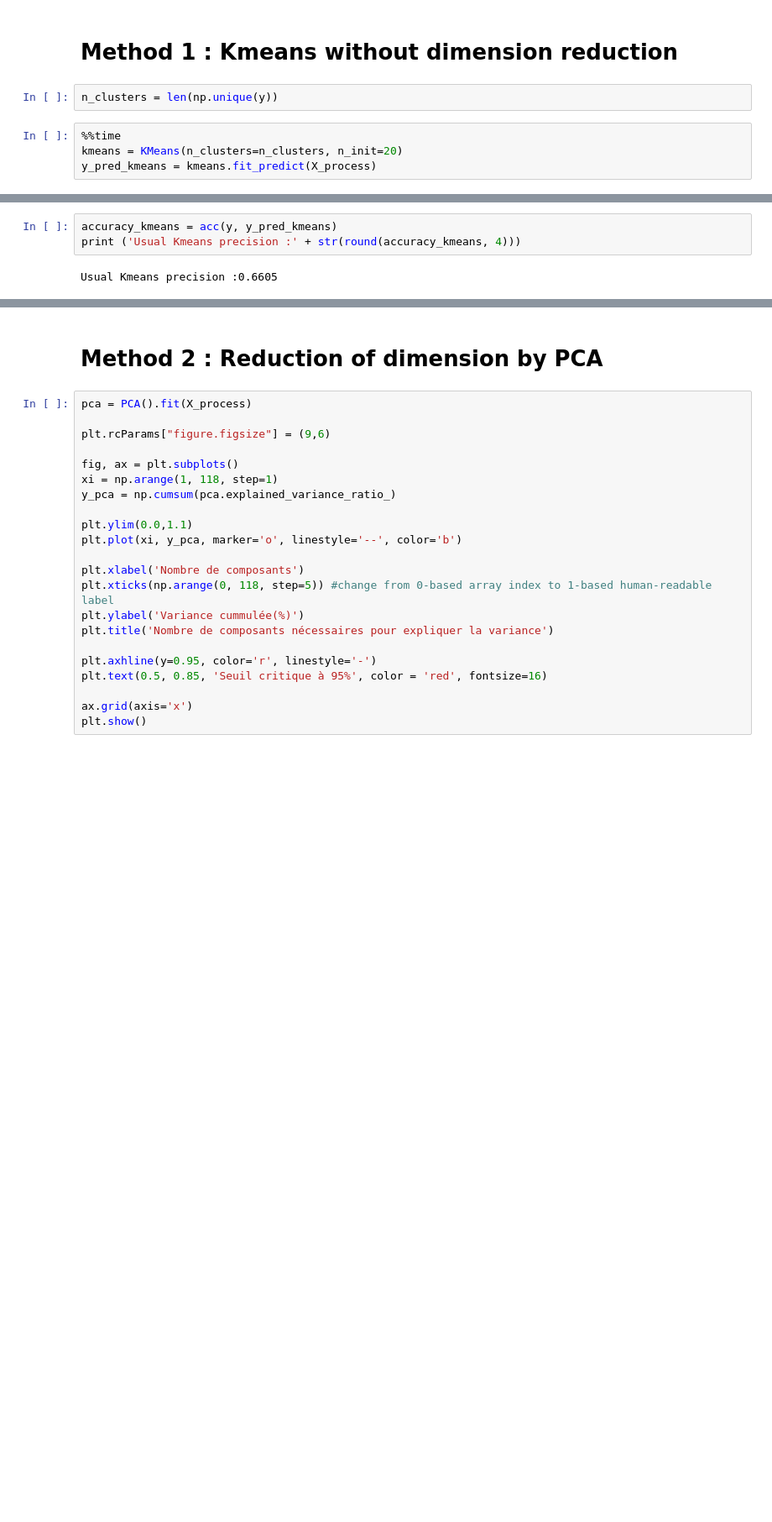
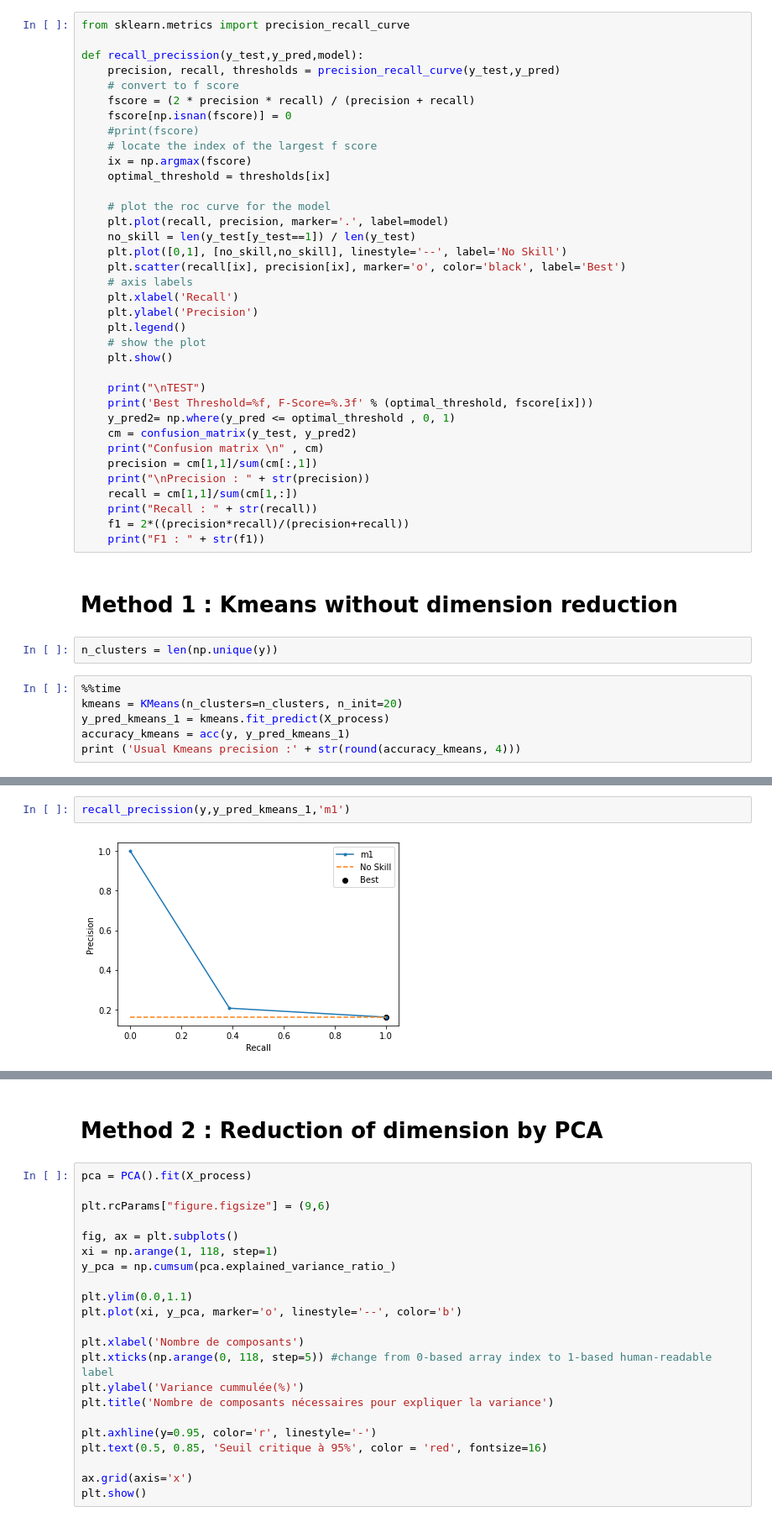
Before and after one commit to bgtm/attrition_prediction, a Jupyter notebook: notebooks/clustering.ipynb, the cells around one changed output, grey strips where cells are left out. Shown: that part at 84% size. Saved outputs shown, nothing was run; the diff lists cells and outputs as text; blank space fills up the shorter version.

Commit message:
prediction by cluster

```diff
--- a/notebooks/clustering.ipynb
+++ b/notebooks/clustering.ipynb
@@ -107,6 +112,42 @@ def acc(y_true, y_pred):
         w[y_pred[i], y_true[i]] += 1
     ind = linear_assignment(w.max() - w)
     return sum(w[ind[0], ind[1]]) * 1.0 / y_pred.size
+# %%
+from sklearn.metrics import precision_recall_curve
+
+def recall_precission(y_test,y_pred,model):
+    precision, recall, thresholds = precision_recall_curve(y_test,y_pred)
+    # convert to f score
+    fscore = (2 * precision * recall) / (precision + recall)
+    fscore[np.isnan(fscore)] = 0
+    #print(fscore)
+    # locate the index of the largest f score
+    ix = np.argmax(fscore)
+    optimal_threshold = thresholds[ix]
+
+    # plot the roc curve for the model
+    plt.plot(recall, precision, marker='.', label=model)
+    no_skill = len(y_test[y_test==1]) / len(y_test)
+    plt.plot([0,1], [no_skill,no_skill], linestyle='--', label='No Skill')
+    plt.scatter(recall[ix], precision[ix], marker='o', color='black', label='Best')
+    # axis labels
+    plt.xlabel('Recall')
+    plt.ylabel('Precision')
+    plt.legend()
+    # show the plot
+    plt.show()
+
+    print("\nTEST")
+    print('Best Threshold=%f, F-Score=%.3f' % (optimal_threshold, fscore[ix]))
+    y_pred2= np.where(y_pred <= optimal_threshold , 0, 1)
+    cm = confusion_matrix(y_test, y_pred2)
+    print("Confusion matrix \n" , cm)
+    precision = cm[1,1]/sum(cm[:,1])
+    print("\nPrecision : " + str(precision))
+    recall = cm[1,1]/sum(cm[1,:])
+    print("Recall : " + str(recall))
+    f1 = 2*((precision*recall)/(precision+recall))
+    print("F1 : " + str(f1))
 # %% [markdown]
 # Method 1 : Kmeans without dimension reduction
 # %%
@@ -114,5 +155,7 @@ n_clusters = len(np.unique(y))
 # %%
 %%time
 kmeans = KMeans(n_clusters=n_clusters, n_init=20)
-y_pred_kmeans = kmeans.fit_predict(X_process)
+y_pred_kmeans_1 = kmeans.fit_predict(X_process)
+accuracy_kmeans = acc(y, y_pred_kmeans_1)
+print ('Usual Kmeans precision :' + str(round(accuracy_kmeans, 4)))
 # %% [output]
@@ -121,5 +165,4 @@ Wall time: 629 ms
-# %%
-accuracy_kmeans = acc(y, y_pred_kmeans)
-print ('Usual Kmeans precision :' + str(round(accuracy_kmeans, 4)))
-# %% [output]
-Usual Kmeans precision :0.6605
+# %%
+recall_precission(y,y_pred_kmeans_1,'m1')
+# %% [output]
+[figure, added]
```
Also changed, not shown: parts of 21 cells of this notebook.
